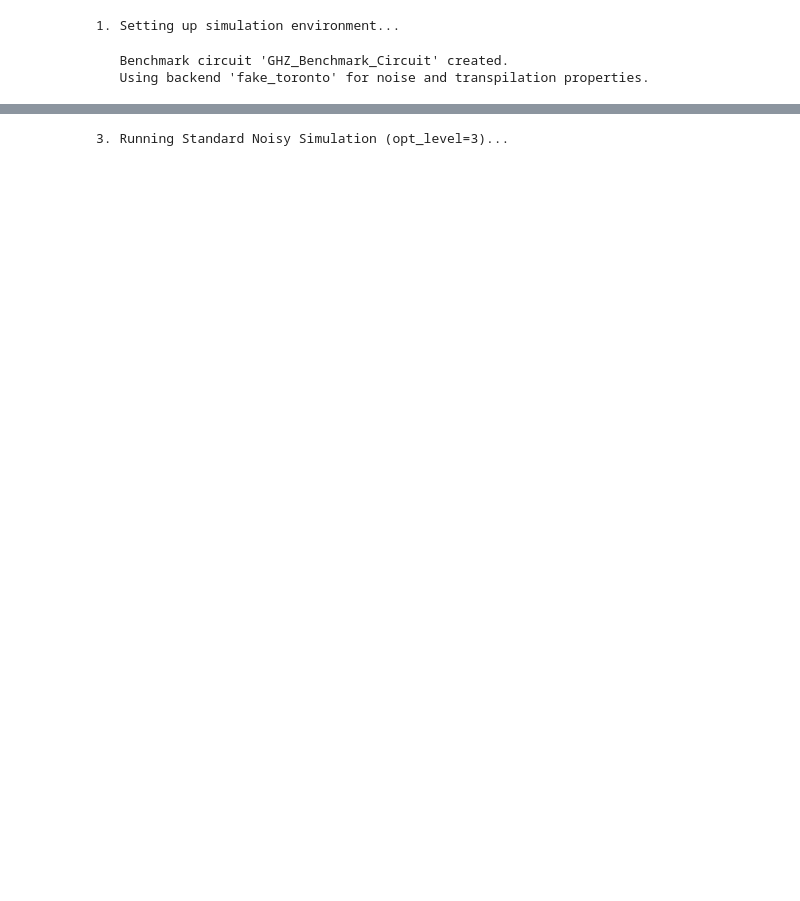
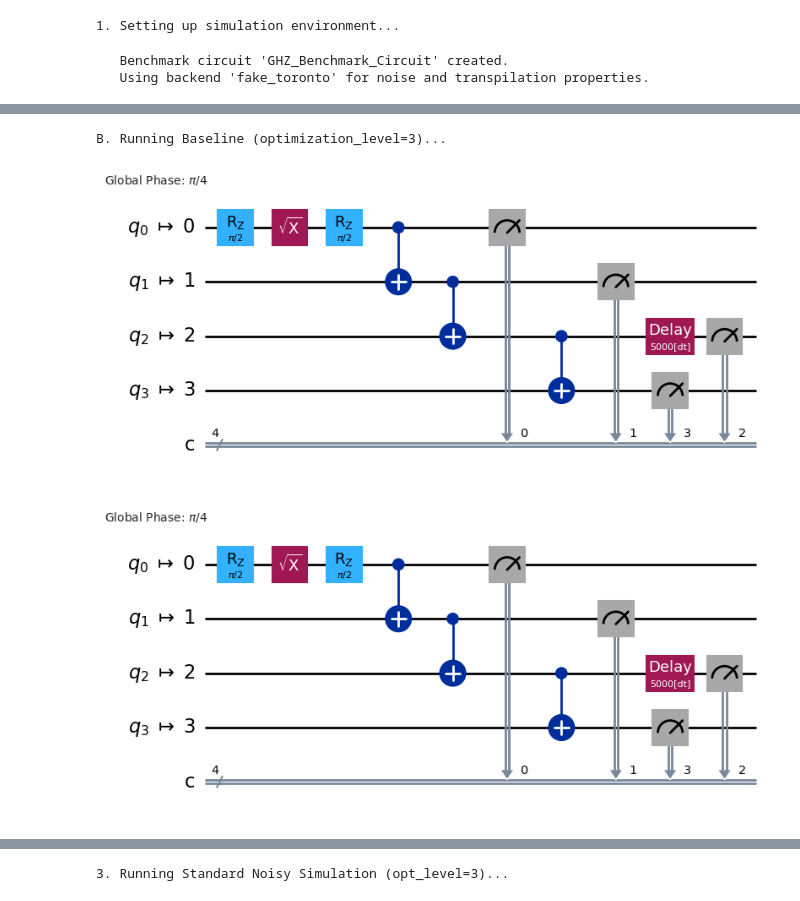
Before and after one commit to Abhi-Sutar/munichQiskitHackathon2025, a Jupyter notebook: watchdog_bench.ipynb, the cells around one changed output, grey strips where cells are left out. Drawn from its saved outputs; the diff is of its cells as text; code cells hidden in the pictures; blank space fills up the shorter version.

```diff
--- a/watchdog_bench.ipynb
+++ b/watchdog_bench.ipynb
@@ -65,0 +74,9 @@ ideal_t_qc.draw(output="mpl")
+# %%
+# B. Run the Baseline: Qiskit's best generic optimization
+print("\nB. Running Baseline (optimization_level=3)...")
+baseline_circuit = transpile(benchmark_circuit, backend, optimization_level=0)
+baseline_circuit.draw(output="mpl")
+# %% [output]
+B. Running Baseline (optimization_level=3)...
+[figure, added]
+[figure, added]
```
Also changed, not shown: parts of 42 cells of this notebook, 1 other file.
